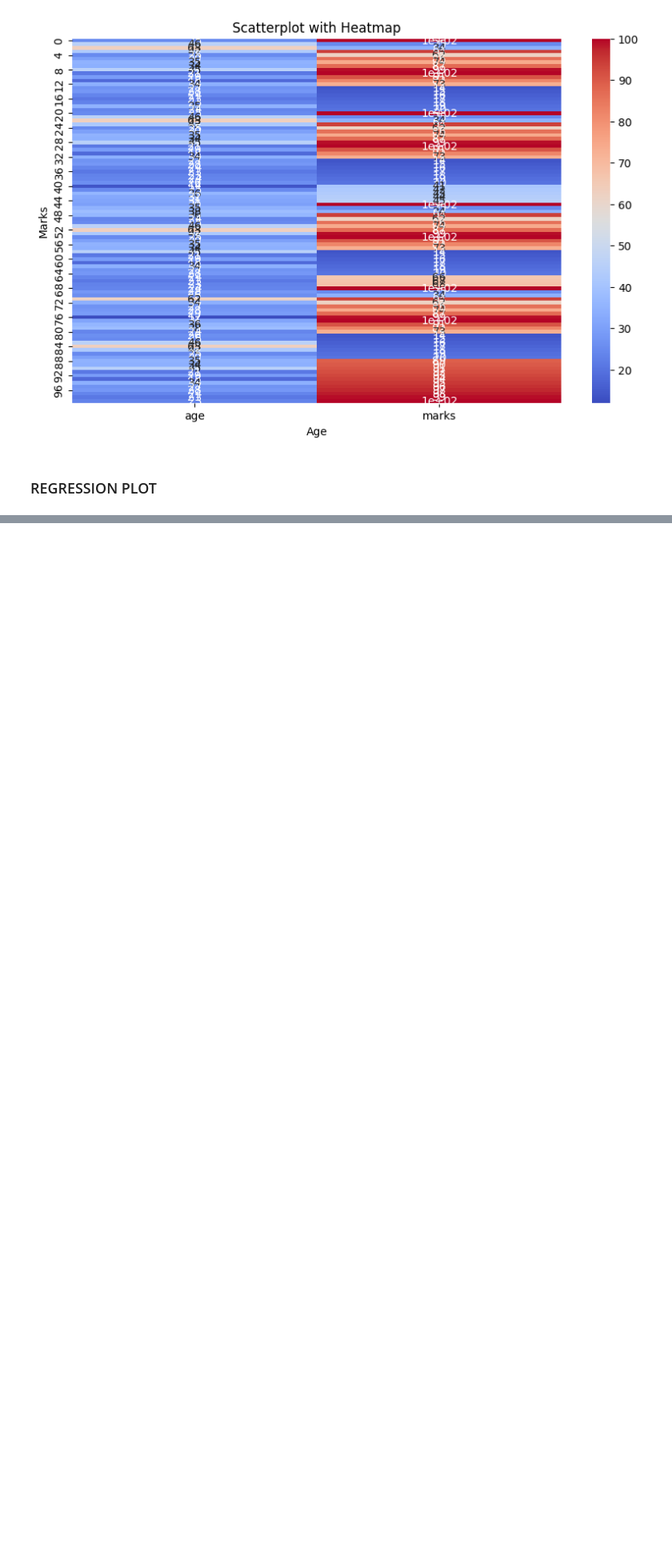
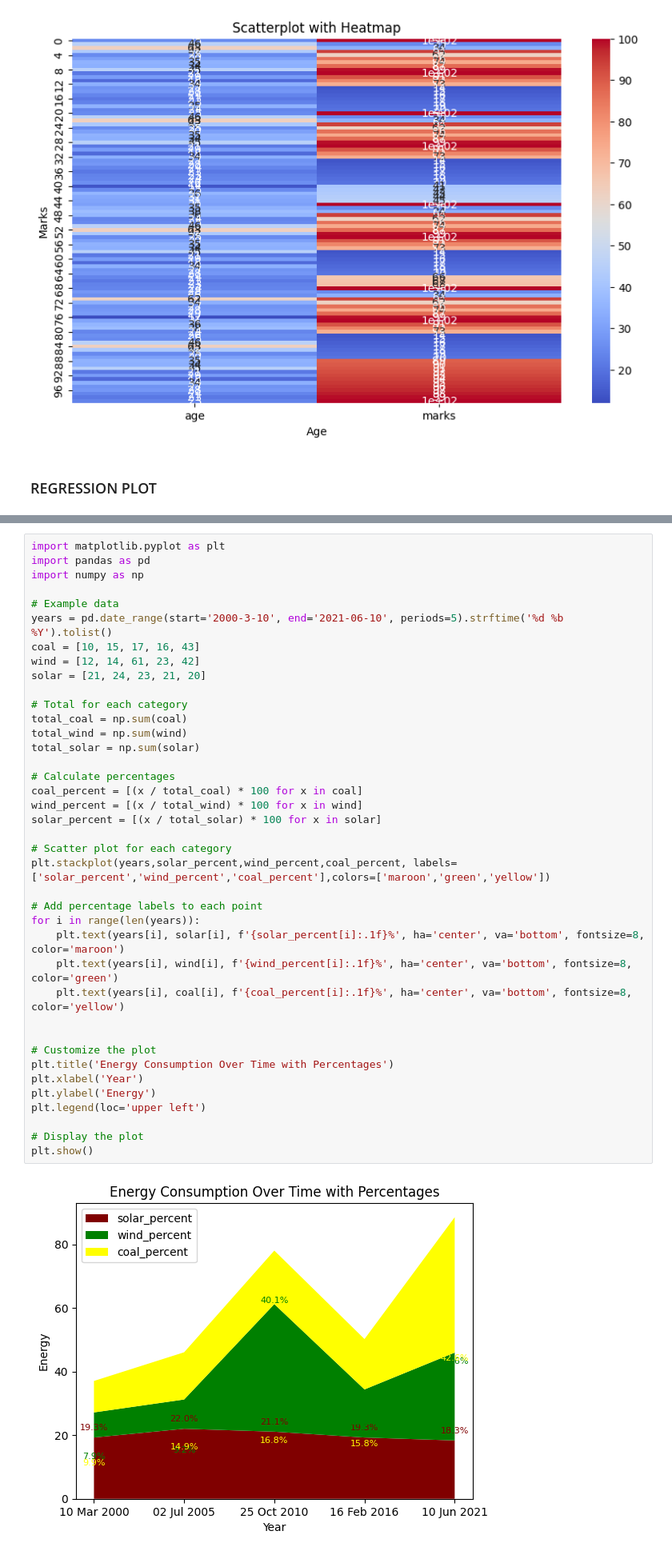
Before and after one commit to NeerajaJayanthy/Data-Visualisation-using-python, a Jupyter notebook: module_1.ipynb, the cells around one changed output, grey strips where cells are left out. Shown at 80% size. Drawn from its saved outputs; the diff is of its cells as text; blank space fills up the shorter version.

```diff
--- a/module_1.ipynb
+++ b/module_1.ipynb
@@ -476,0 +523,41 @@ R^2: 1.00
+# %%
+import matplotlib.pyplot as plt
+import pandas as pd
+import numpy as np
+
+# Example data
+years = pd.date_range(start='2000-3-10', end='2021-06-10', periods=5).strftime('%d %b %Y').tolist()
+coal = [10, 15, 17, 16, 43]
+wind = [12, 14, 61, 23, 42]
+solar = [21, 24, 23, 21, 20]
+
+# Total for each category
+total_coal = np.sum(coal)
+total_wind = np.sum(wind)
+total_solar = np.sum(solar)
+
+# Calculate percentages
+coal_percent = [(x / total_coal) * 100 for x in coal]
+wind_percent = [(x / total_wind) * 100 for x in wind]
+solar_percent = [(x / total_solar) * 100 for x in solar]
+
+# Scatter plot for each category
+plt.stackplot(years,solar_percent,wind_percent,coal_percent, labels=['solar_percent','wind_percent','coal_percent'],colors=['maroon','green','yellow'])
+
+# Add percentage labels to each point
+for i in range(len(years)):
+    plt.text(years[i], solar[i], f'{solar_percent[i]:.1f}%', ha='center', va='bottom', fontsize=8, color='maroon')
+    plt.text(years[i], wind[i], f'{wind_percent[i]:.1f}%', ha='center', va='bottom', fontsize=8, color='green')
+    plt.text(years[i], coal[i], f'{coal_percent[i]:.1f}%', ha='center', va='bottom', fontsize=8, color='yellow')
+
+
+# Customize the plot
+plt.title('Energy Consumption Over Time with Percentages')
+plt.xlabel('Year')
+plt.ylabel('Energy')
+plt.legend(loc='upper left')
+
+# Display the plot
+plt.show()
+# %% [output]
+[figure, added]
```
Also changed, not shown: parts of 7 cells of this notebook.
